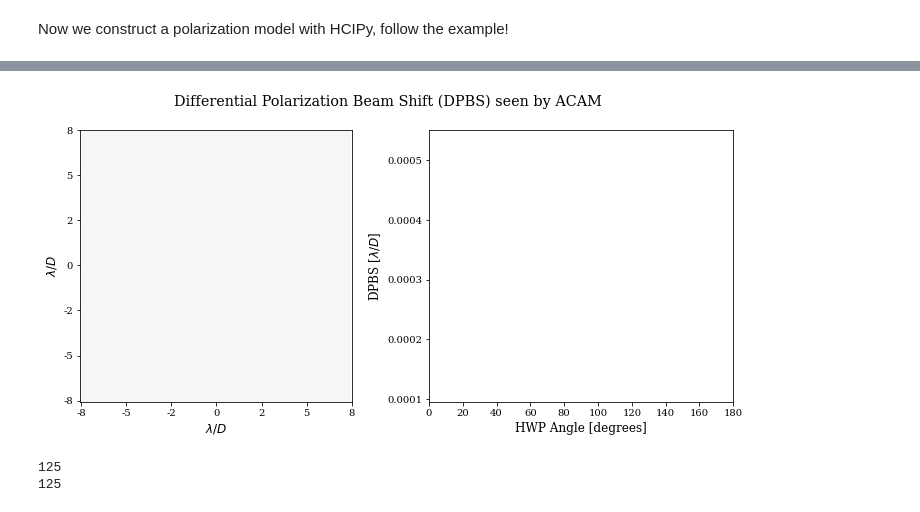
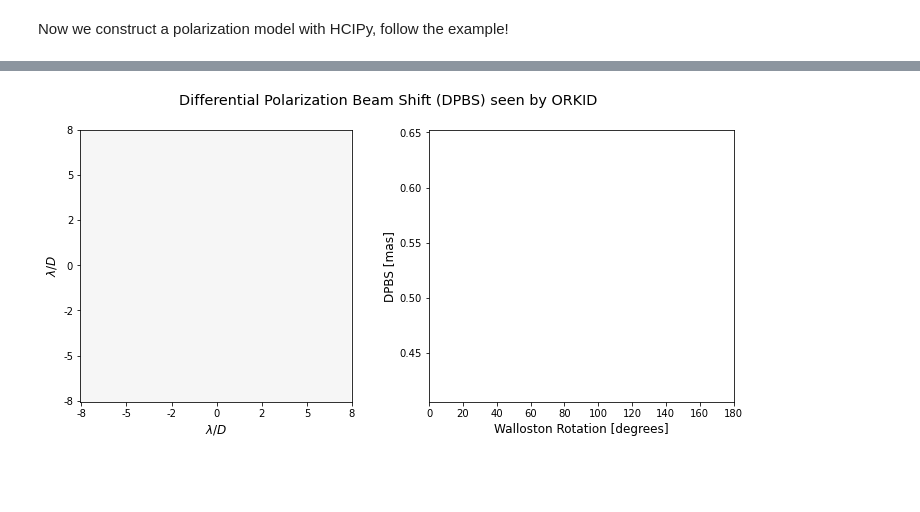
Before and after one commit to Jashcraf/keck-polarization, a Jupyter notebook: aperture_polarimetry.ipynb, the cells around one changed output, grey strips where cells are left out. Saved outputs shown, nothing was run; the diff lists cells and outputs as text; code cells hidden in the pictures; blank space fills up the shorter version.

```diff
--- a/aperture_polarimetry.ipynb
+++ b/aperture_polarimetry.ipynb
@@ -127,7 +186,7 @@ Now we construct a polarization model with HCIPy, follow the example!
 # %%
 npix = 1024
 pupil_grid = make_pupil_grid(npix)
-aperture = make_elt_aperture(True)(pupil_grid)
+aperture = make_keck_aperture(True)(pupil_grid)
 
 plt.figure()
 imshow_field(aperture)
@@ -152,7 +210,7 @@ partially_polarized_image = prop(partially_polarized_wavefront)
 # %%
 # Unpolarized Star
 stokes_vector_planet = [1, 0.1, 0, 0]
-contrast = 2e-4
+contrast = 1e-3
 angular_separation = 3 # lambda / D
 num_photons_star = 1e9
 
@@ -179,5 +237,5 @@ plt.show()
 # %%
-pbs = LinearPolarizingBeamSplitter(0)
+pbs = LinearPolarizingBeamSplitter(100)
 
 img_star_1, img_star_2 = pbs(prop(wf_star))
 img_planet_1, img_planet_2 = pbs(prop(wf_planet))
@@ -219,6 +277,7 @@ plt.show()
 angles = np.linspace(0,np.pi/2,100)
 beamshifts = []
 diffplots = []
+LD_to_MAS = 600e-9 / 10.96 * 206265 * 1e3
 for angle in angles:
     hwp = HalfWavePlate(angle)
     pbs = LinearPolarizingBeamSplitter(0)
@@ -238,7 +297,7 @@ for angle in angles:
     com1 = center_of_mass(np.array(science_image_1.shaped))
     com2 = center_of_mass(np.array(science_image_2.shaped))
     beamshift = np.sqrt((com1[0]-com2[0])**2 + (com1[1] - com2[1])**2)
-    beamshifts.append(beamshift/8 * 1.550e-6 / 10.95 * 206265)
+    beamshifts.append(beamshift / 8 * LD_to_MAS )
     diffplots.append(np.array((science_image_1.shaped - science_image_2.shaped) / science_image_1.max()))
 # %%
 plt.plot(np.degrees(angles),[i*1e3 for i in beamshifts])
@@ -249,6 +308,8 @@ plt.plot(np.degrees(angles),[i*1e3 for i in beamshifts])
 from matplotlib import animation
 from IPython.display import HTML
 from mpl_toolkits.axes_grid1.axes_divider import make_axes_locatable
+
+cbar_limits = 1e-2
 
 fig,(ax1,ax2) = plt.subplots(ncols=2,figsize=[12,5])
 
@@ -256,7 +317,7 @@ fig,(ax1,ax2) = plt.subplots(ncols=2,figsize=[12,5])
 line, = ax2.plot(angles, beamshifts, 'r-', lw=2)
 
 # # Set up the imshow plot
-im = ax1.imshow(np.zeros_like(np.array(science_image_2.shaped)),cmap='RdBu',vmin=-1e-3,vmax=1e-3, animated=True)
+im = ax1.imshow(np.zeros_like(np.array(science_image_2.shaped)),cmap='RdBu',vmin=-cbar_limits,vmax=cbar_limits, animated=True)
 
 # Define the initialization function
 def init():
@@ -267,43 +328,36 @@ def init():
 # Define the update function for the animation
 def update(i):
     # Update data for imshow plot
     im.set_array(diffplots[i])
 
     # Update data for line plot
-    line.set_data(np.degrees(angles)[:i], beamshifts[:i])
+    line.set_data(np.degrees(angles)[:i]*2, beamshifts[:i])
 
     return im , line
 
 # Create the animation
 
 # make it pretty
 fs = 12
 ticks = np.linspace(-8,8,7)
 tickpos = np.linspace(0,128,7)
 ticks = [int(i) for i in ticks]
 ax2.set_xlim([0,180])
 ax1.set_xticks(tickpos)
 ax1.set_xticklabels(ticks)
 ax1.set_yticks(tickpos)
 ax1.set_yticklabels(ticks)
-ax2.set_ylabel('DPBS '+r'[$\lambda/D$]',fontsize=fs)
+ax2.set_ylabel('DPBS '+'[mas]',fontsize=fs)
 ax1.set_xlabel(r'$\lambda/D$',fontsize=fs)
 ax1.set_ylabel(r'$\lambda/D$',fontsize=fs)
-ax2.set_xlabel('HWP Angle [degrees]',fontsize=fs)
+ax2.set_xlabel('Walloston Rotation [degrees]',fontsize=fs)
 ax1_divider = make_axes_locatable(ax1)
 # Add an Axes to the right of the main Axes.
 # cax1 = ax1_divider.append_axes("right", size="7%", pad="2%")
 # fig.colorbar(im,cax=cax1)
-plt.suptitle('Differential Polarization Beam Shift (DPBS) seen by ACAM',fontsize=fs*1.2)
-ani = animation.FuncAnimation(fig, update, frames=len(diffplots), interval=40, init_func=init)
+plt.suptitle('Differential Polarization Beam Shift (DPBS) seen by ORKID',fontsize=fs*1.2)
+ani = animation.FuncAnimation(fig, update, frames=len(diffplots), interval=20, init_func=init)
 HTML(ani.to_html5_video())
 # %% [output]
 [interactive output not drawn]
-[figure, old version]
+[figure, new version]
-# %%
-# ani.save('acam_dpbs.gif')
-print(len(diffplots))
-print(len(beamshifts))
-# %% [output]
-125
-125
```
Also changed, not shown: parts of 24 cells of this notebook, 9 other files.
